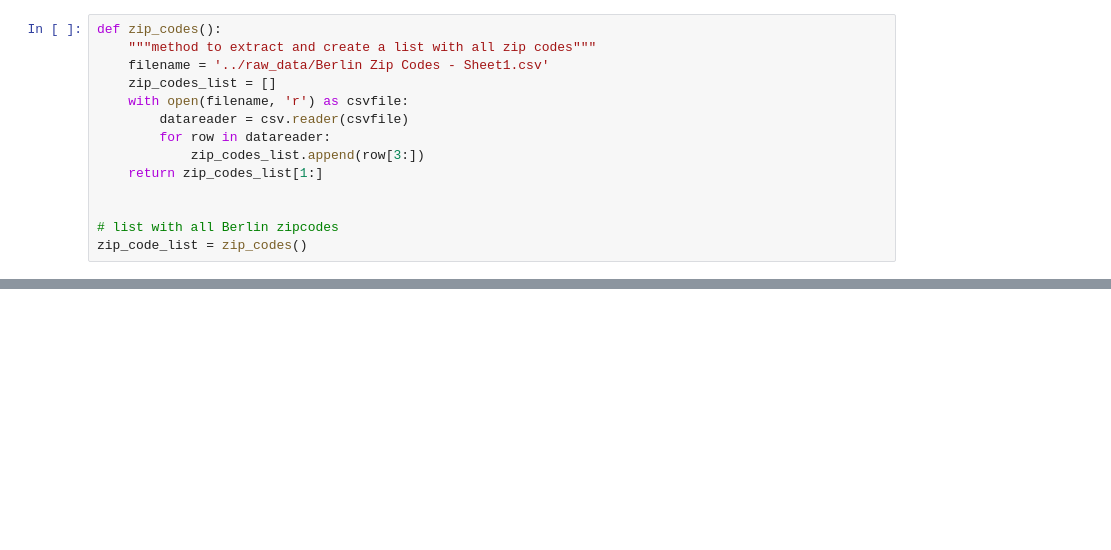
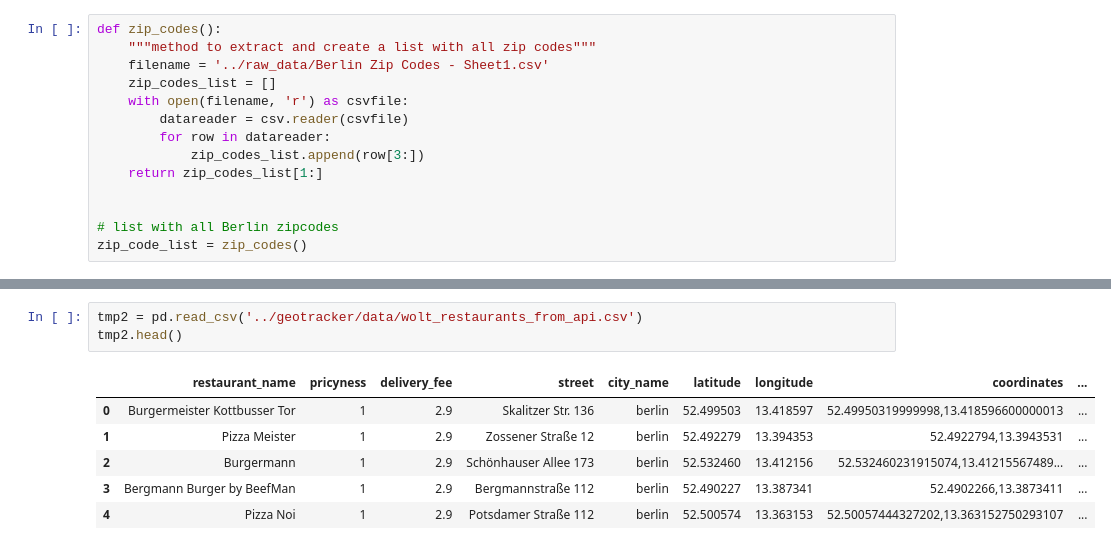
Before and after one commit to ayelenklas/geotracker, a Jupyter notebook: notebooks/wolt_scraper_api.ipynb, the cells around one changed output, grey strips where cells are left out. Drawn from its saved outputs; the diff is of its cells as text; blank space fills up the shorter version.

```diff
--- a/notebooks/wolt_scraper_api.ipynb
+++ b/notebooks/wolt_scraper_api.ipynb
@@ -135,0 +121,10 @@ wolt_df_clean
+# %%
+tmp2 = pd.read_csv('../geotracker/data/wolt_restaurants_from_api.csv')
+tmp2.head()
+# %% [output]
+|  | restaurant_name | pricyness | delivery_fee | street | city_name | latitude | longitude | coordinates | ... |
+| 0 | Burgermeister Kottbusser Tor | 1 | 2.9 | Skalitzer Str. 136 | berlin | 52.499503 | 13.418597 | 52.49950319999998,13.418596600000013 | ... |
+| 1 | Pizza Meister | 1 | 2.9 | Zossener Straße 12 | berlin | 52.492279 | 13.394353 | 52.4922794,13.3943531 | ... |
+| 2 | Burgermann | 1 | 2.9 | Schönhauser Allee 173 | berlin | 52.532460 | 13.412156 | 52.532460231915074,13.41215567489... | ... |
+| 3 | Bergmann Burger by BeefMan | 1 | 2.9 | Bergmannstraße 112 | berlin | 52.490227 | 13.387341 | 52.4902266,13.3873411 | ... |
+| 4 | Pizza Noi | 1 | 2.9 | Potsdamer Straße 112 | berlin | 52.500574 | 13.363153 | 52.50057444327202,13.363152750293107 | ... |
```
Also changed, not shown: parts of 7 cells of this notebook, 22 other files.
